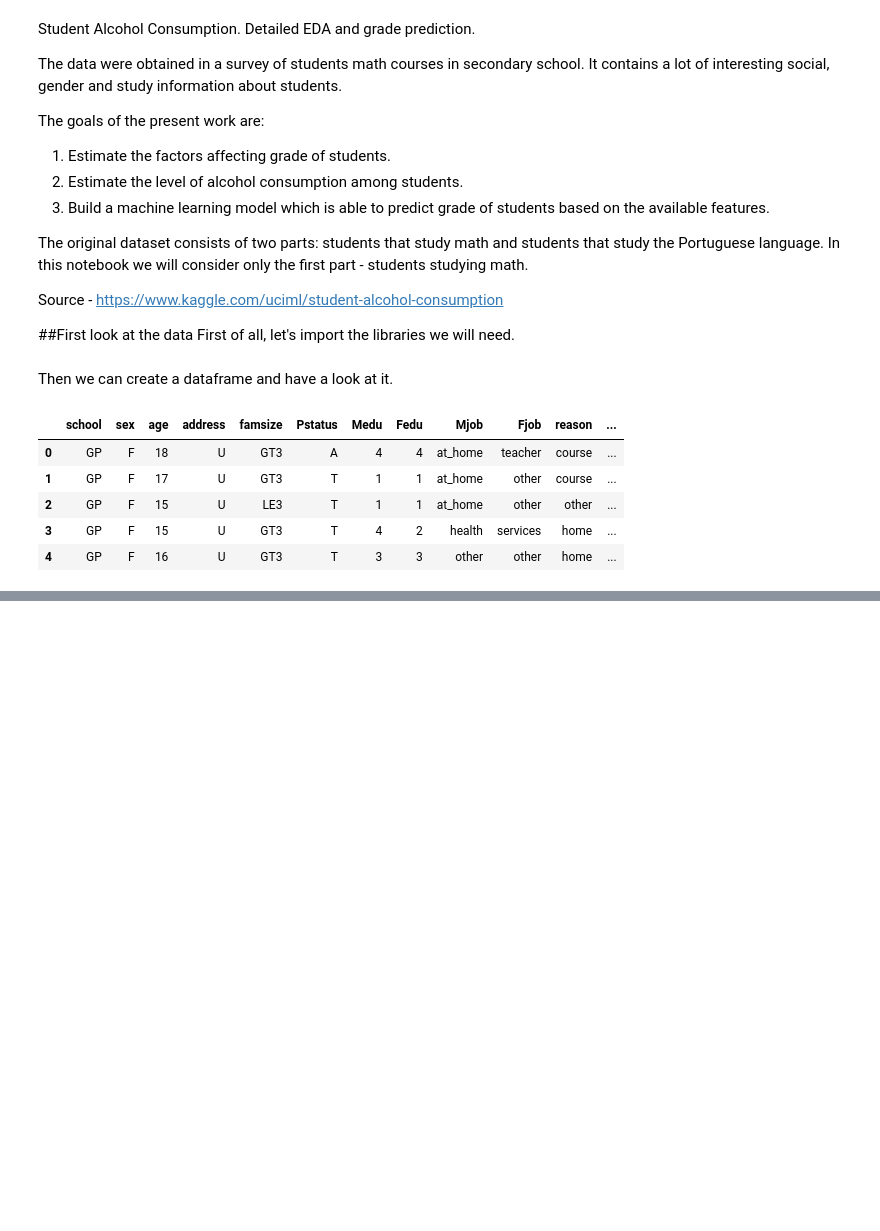
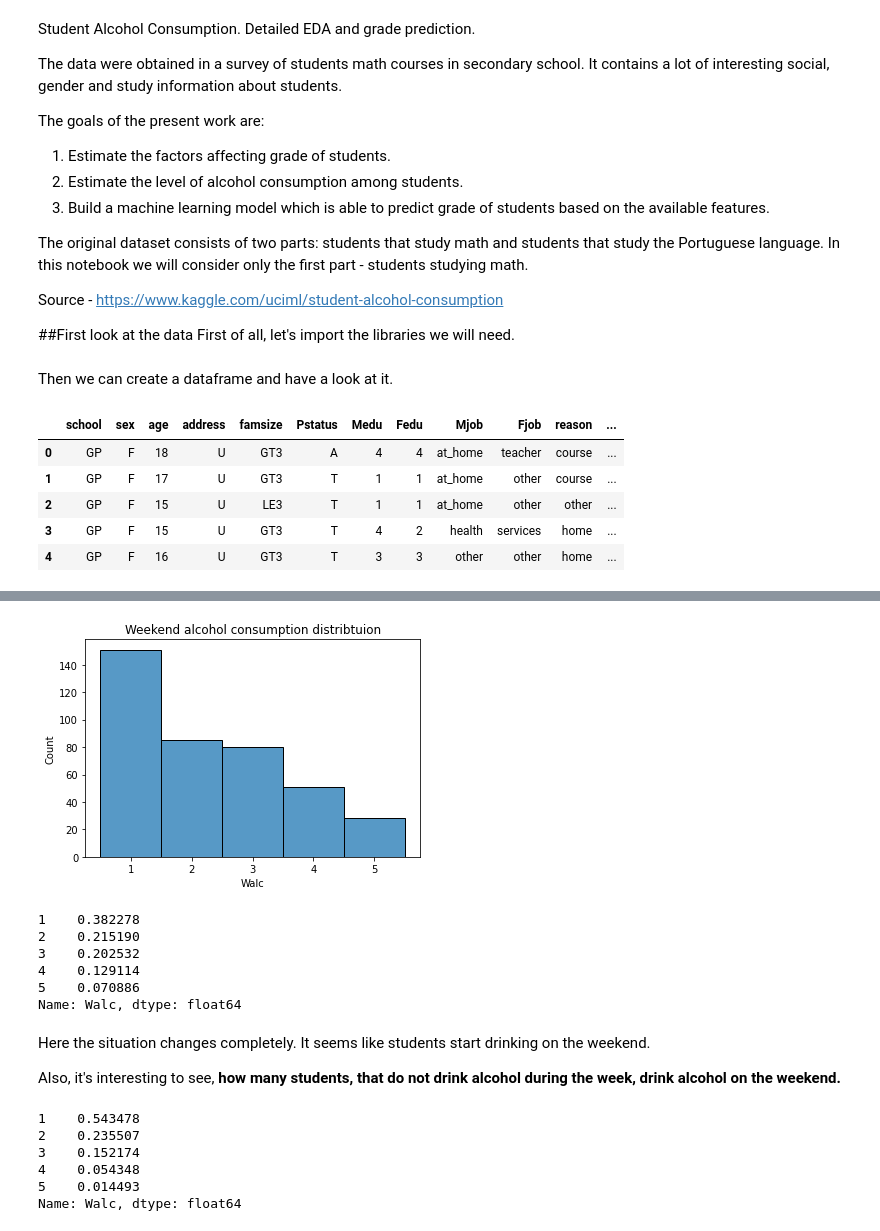
Before and after one commit to Toeysamm/2-64-NIDA-DADS5001, a Jupyter notebook: 04_Apply/Detailed_EDA.ipynb, the cells around one changed output, grey strips where cells are left out. Saved outputs shown, nothing was run; the diff lists cells and outputs as text; code cells hidden in the pictures; blank space fills up the shorter version.

```diff
--- a/04_Apply/Detailed_EDA.ipynb
+++ b/04_Apply/Detailed_EDA.ipynb
@@ -52,0 +163,28 @@ df.head()
+# %%
+sns.histplot(df.Walc, discrete=True)
+plt.title('Weekend alcohol consumption distribtuion')
+plt.show()
+# %% [output]
+[figure, added]
+# %%
+df['Walc'].value_counts(normalize=True)
+# %% [output]
+1    0.382278
+2    0.215190
+3    0.202532
+4    0.129114
+5    0.070886
+Name: Walc, dtype: float64
+# %% [markdown]
+Here the situation changes completely. It seems like students start drinking on the weekend.
+
+Also, it's interesting to see, **how many students, that do not drink alcohol during the week, drink alcohol on the weekend.**
+# %%
+df[df['Dalc'] == 1]['Walc'].value_counts(normalize=True)
+# %% [output]
+1    0.543478
+2    0.235507
+3    0.152174
+4    0.054348
+5    0.014493
+Name: Walc, dtype: float64
```
Also changed, not shown: parts of 21 cells of this notebook.
